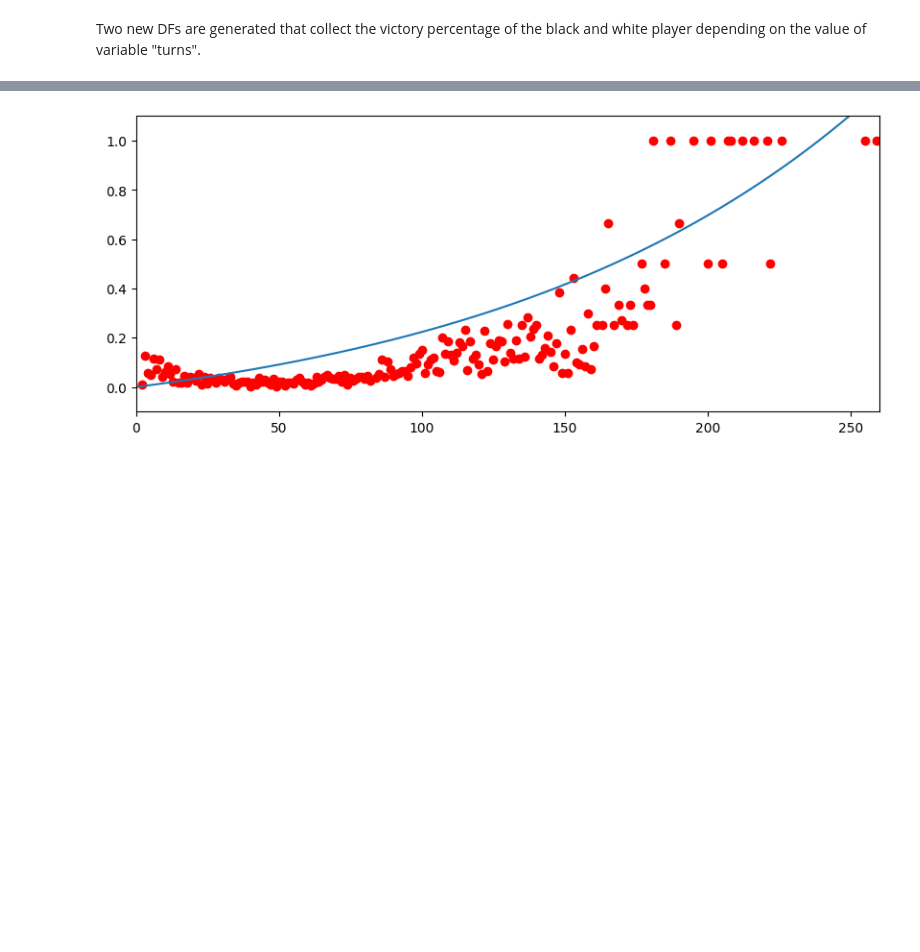
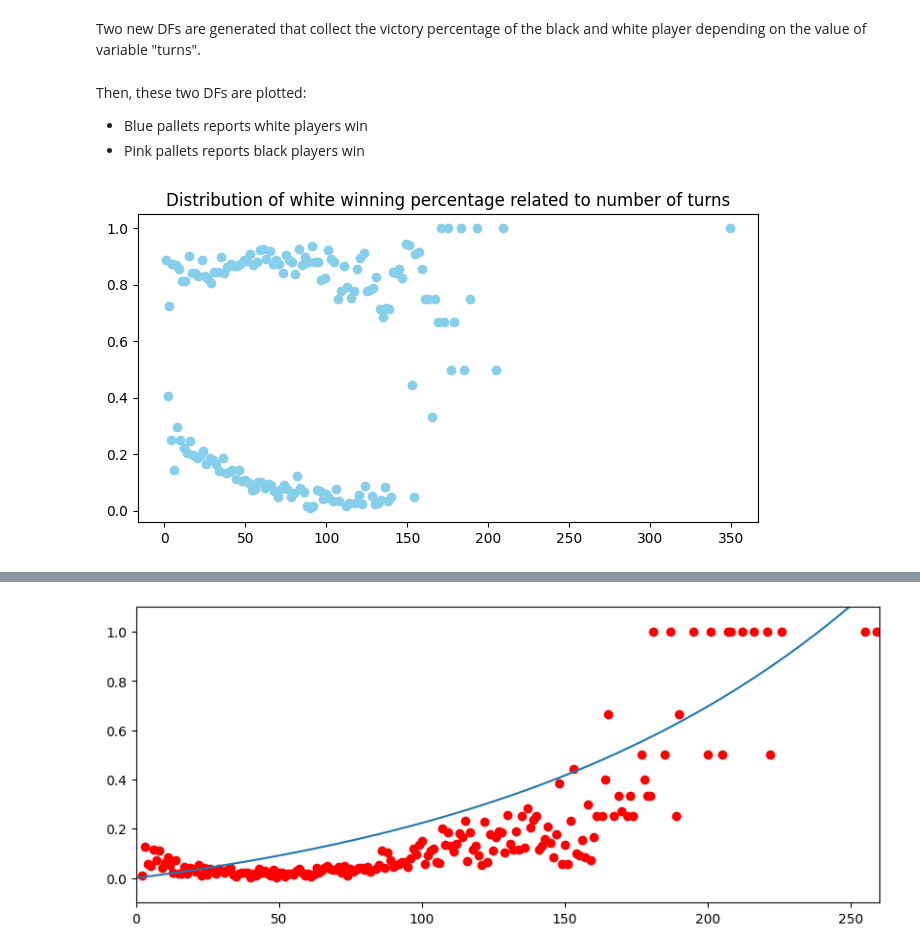
Before and after one commit to andreamurari/chess_project, a Jupyter notebook: chess_project.ipynb, the cells around one changed output, grey strips where cells are left out. Cells and saved outputs as stored; diff of their text form; code cells hidden in the pictures; blank space fills up the shorter version.

```diff
--- a/chess_project.ipynb
+++ b/chess_project.ipynb
@@ -258,2 +289,15 @@ Two new DFs are generated that collect the victory percentage of the black and w
 ww_turns_pct = white_win_df['turns'].value_counts() / chess_df['turns'].value_counts()
 bw_turns_pct = black_win_df['turns'].value_counts() / chess_df['turns'].value_counts()
+# %% [markdown]
+Then, these two DFs are plotted:
+
+*   Blue pallets reports white players win
+*   Pink pallets reports black players win
+# %%
+plt.figure(figsize = (8,4))
+plt.scatter(ww_turns_pct.index, ww_turns_pct, c = 'skyblue')
+plt.title('Distribution of white winning percentage related to number of turns')
+
+plt.show()
+# %% [output]
+[figure, added]
```
Also changed, not shown: parts of 16 cells of this notebook.
